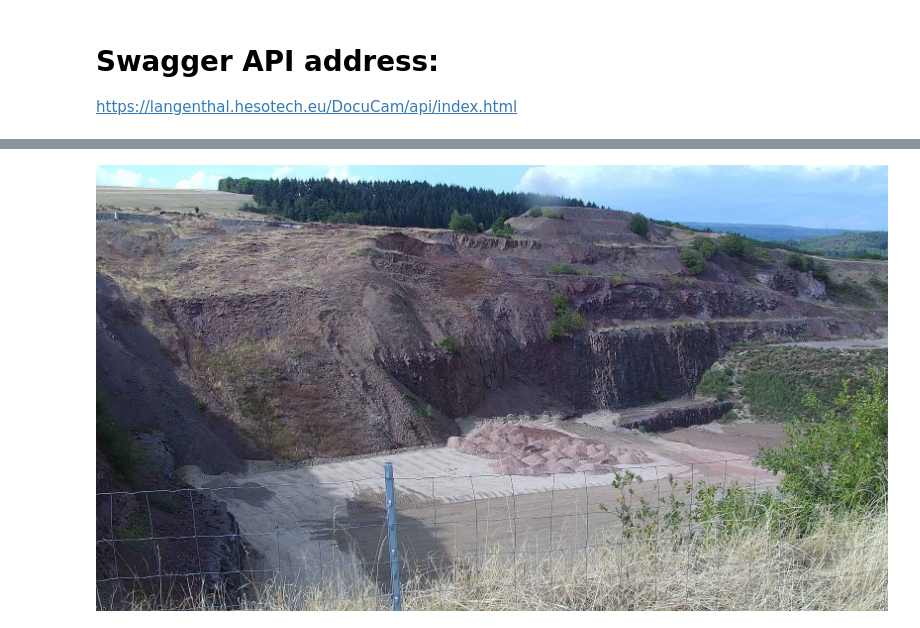
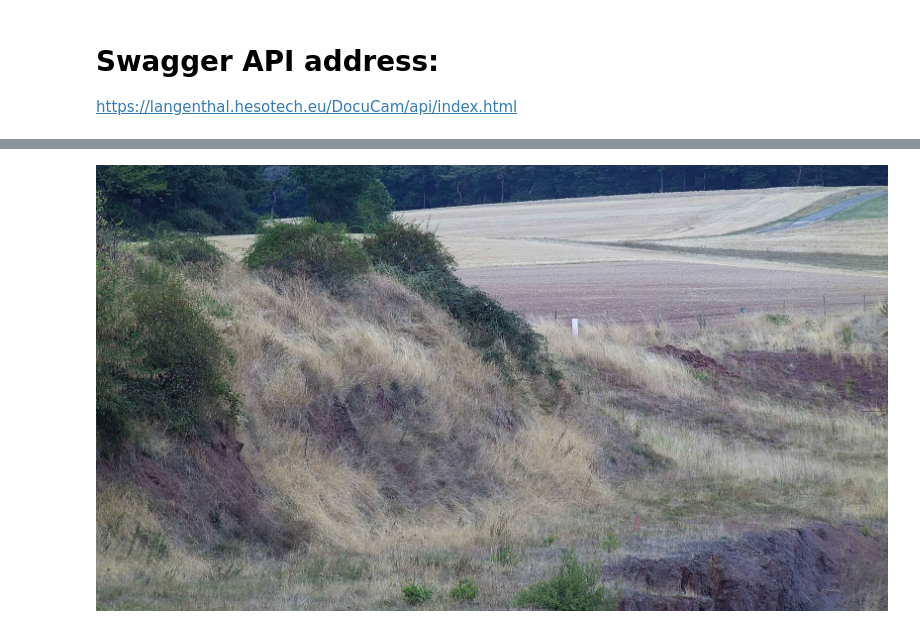
Before and after one commit to jonas-nothnagel/landslide_hesotech, a Jupyter notebook: notebooks/docucam_api.ipynb, the cells around one changed output, grey strips where cells are left out. Drawn from its saved outputs; the diff is of its cells as text; code cells hidden in the pictures.

Commit message:
added function in src

```diff
--- a/notebooks/docucam_api.ipynb
+++ b/notebooks/docucam_api.ipynb
@@ -69,4 +76,8 @@ url
-# %%
-display(Image(r.content))
-# %% [output]
-[figure, removed]
+# %%
+# Using the util function. We do not add the show_image input since we are not
+# necesserily using it only in a jupyter notebook
+url, r = util.query_image(0,3,1,1)
+
+display(Image(r.content))
+# %% [output]
+[figure, added]
```
Also changed, not shown: parts of 8 cells of this notebook, 1 other file.
